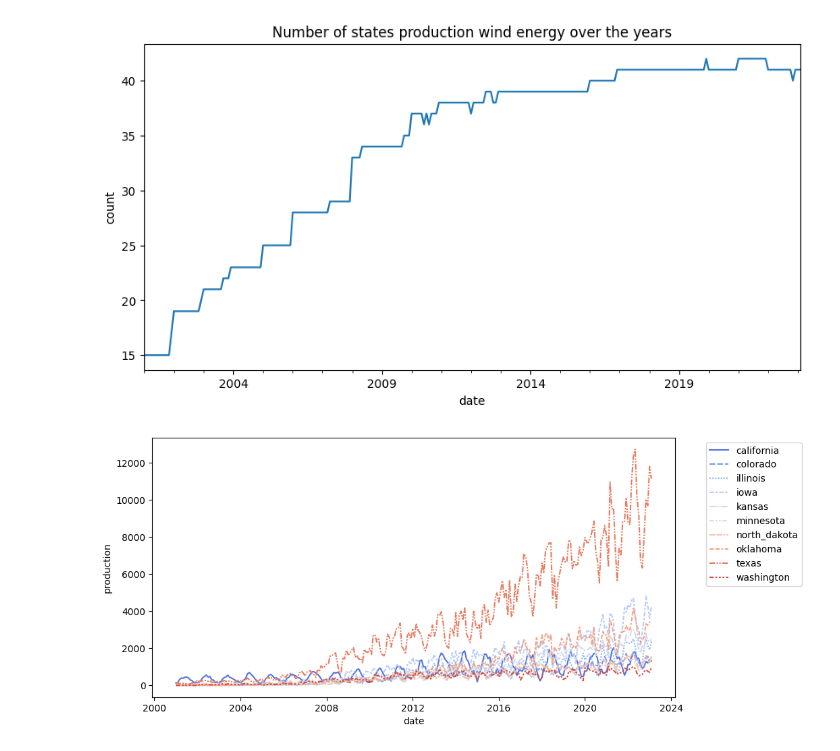
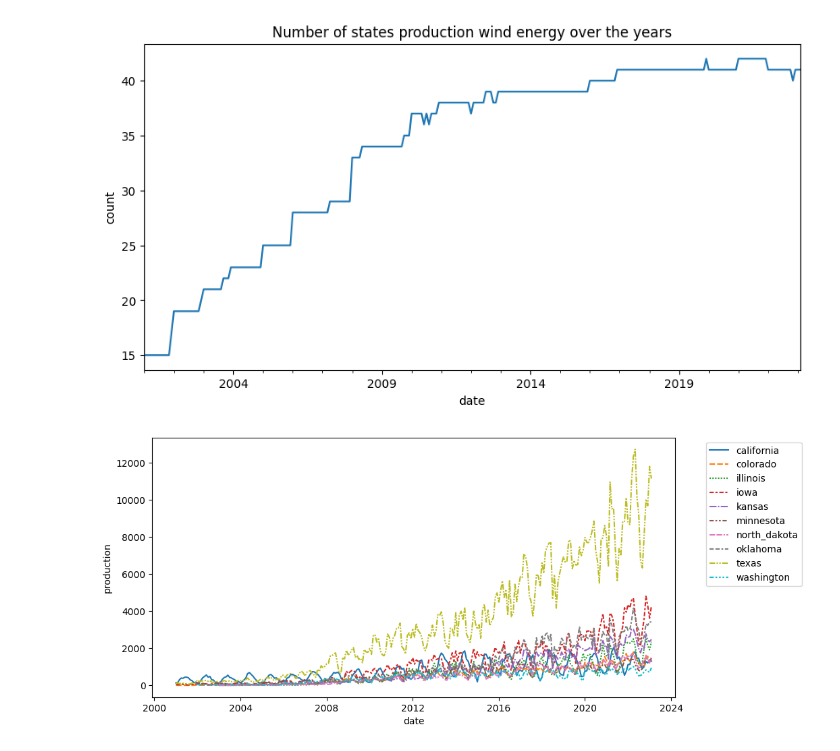
Before and after one commit to abasilio91/DS-wind_production_US, a Jupyter notebook: wind-power-production-statistical-study.ipynb, the cells around one changed output. Saved outputs shown, nothing was run; the diff lists cells and outputs as text; code cells hidden in the pictures.

Commit message:
fixing the third graph

```diff
--- a/wind-power-production-statistical-study.ipynb
+++ b/wind-power-production-statistical-study.ipynb
@@ -390,17 +390,15 @@ plt.ylabel('count');
 # %%
 #Production over time for the biggest producers (another question)
 
-aux_plot = df_wind.fillna(0.0).melt(id_vars='date', value_name='production', var_name='state')
-biggest_producers = aux_plot.groupby(by='state')['production'].sum().sort_values(ascending=False)[:10].index.tolist()
+biggest_producers = df_wind.groupby(by='state')['production'].sum().sort_values(ascending=False)[:10].index.tolist()
 
 plt.subplots(figsize=(10,5))
-sns.lineplot(data = aux_plot.query('state in @biggest_producers'),
+sns.lineplot(data=df_wind.query('state in @biggest_producers'),
              x='date',
              y='production',
              hue='state',
-             palette='coolwarm',
              style='state')
 
 plt.legend(bbox_to_anchor=(1.05, 1));
 # %% [output]
-[figure, old version]
+[figure, new version]
```
